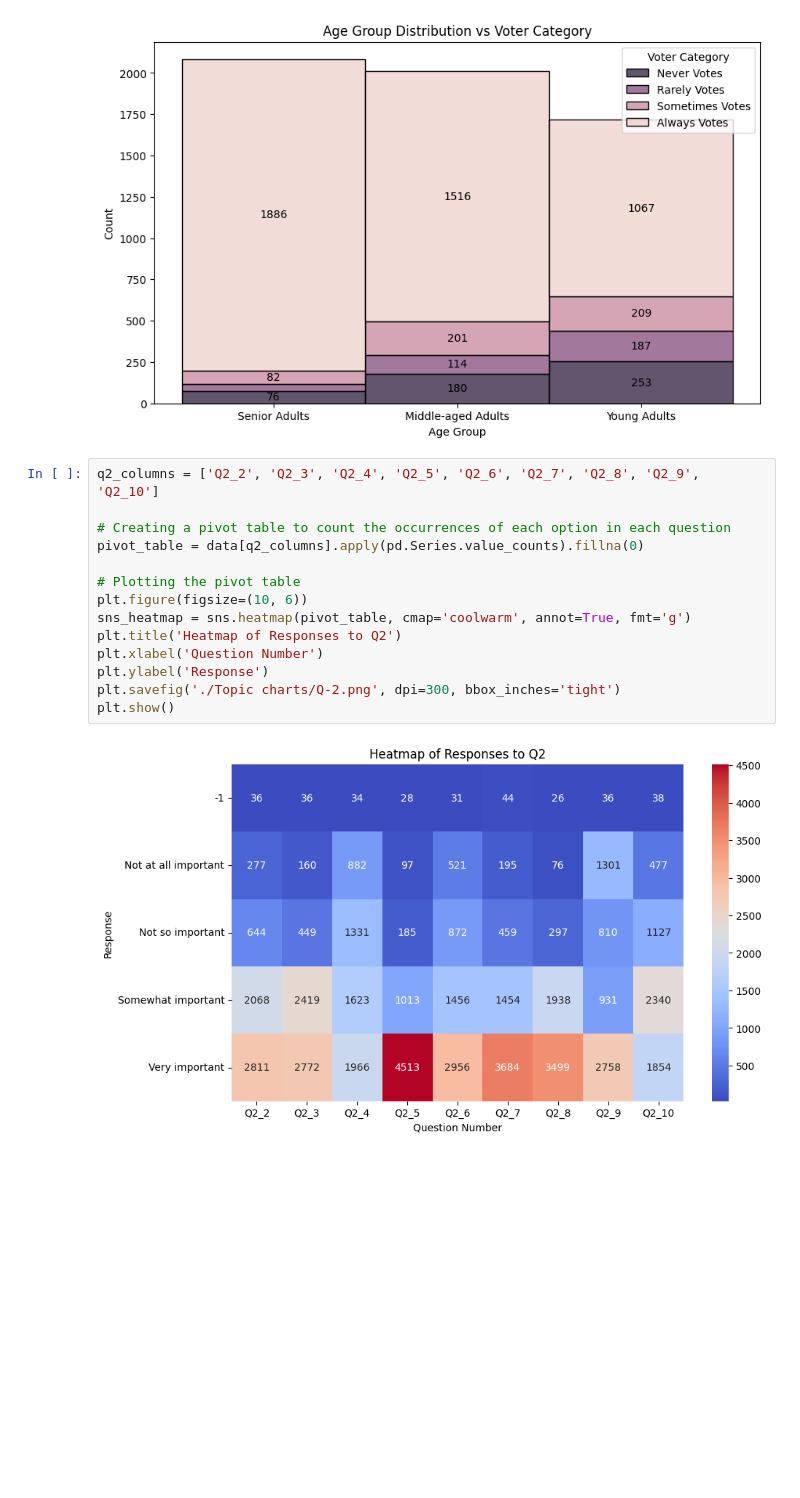
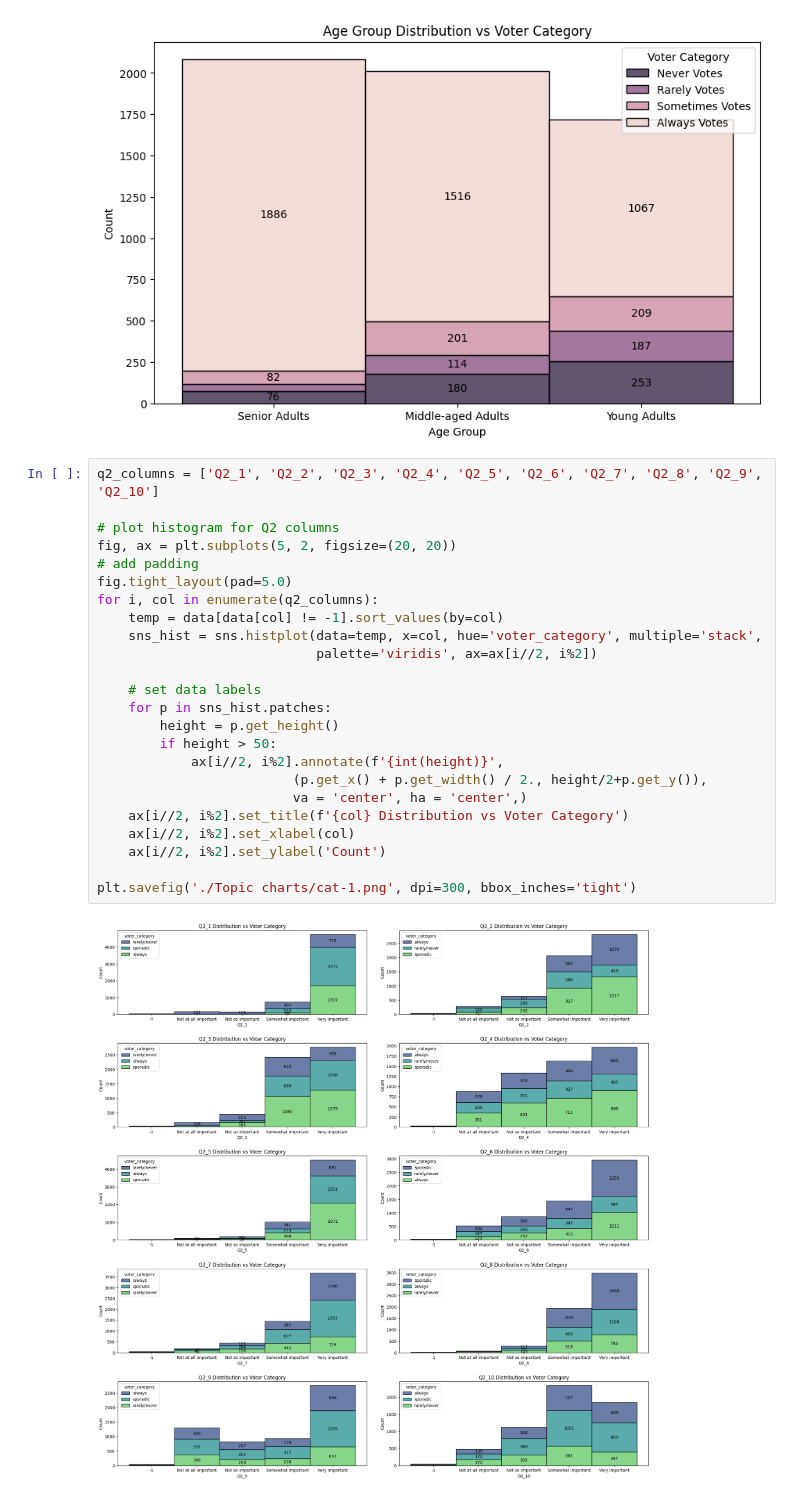
Before and after one commit to Kaustav-Goswami9/Data-Viz, a Jupyter notebook: topic_1.ipynb, the cells around one changed output. Drawn from its saved outputs; the diff is of its cells as text; blank space fills up the shorter version.

```diff
--- a/topic_1.ipynb
+++ b/topic_1.ipynb
@@ -26,19 +26,29 @@ plt.savefig('./Topic charts/topic-1.png', dpi=300, bbox_inches='tight')
 plt.show()
 # %% [output]
 [figure]
-# %%
-q2_columns = ['Q2_2', 'Q2_3', 'Q2_4', 'Q2_5', 'Q2_6', 'Q2_7', 'Q2_8', 'Q2_9', 'Q2_10']
-
-# Creating a pivot table to count the occurrences of each option in each question
-pivot_table = data[q2_columns].apply(pd.Series.value_counts).fillna(0)
-
-# Plotting the pivot table
-plt.figure(figsize=(10, 6))
-sns_heatmap = sns.heatmap(pivot_table, cmap='coolwarm', annot=True, fmt='g')
-plt.title('Heatmap of Responses to Q2')
-plt.xlabel('Question Number')
-plt.ylabel('Response')
-plt.savefig('./Topic charts/Q-2.png', dpi=300, bbox_inches='tight')
-plt.show()
-# %% [output]
-[figure, removed]
+# %%
+q2_columns = ['Q2_1', 'Q2_2', 'Q2_3', 'Q2_4', 'Q2_5', 'Q2_6', 'Q2_7', 'Q2_8', 'Q2_9', 'Q2_10']
+
+# plot histogram for Q2 columns
+fig, ax = plt.subplots(5, 2, figsize=(20, 20))
+# add padding
+fig.tight_layout(pad=5.0)
+for i, col in enumerate(q2_columns):
+    temp = data[data[col] != -1].sort_values(by=col)
+    sns_hist = sns.histplot(data=temp, x=col, hue='voter_category', multiple='stack',
+                            palette='viridis', ax=ax[i//2, i%2])
+
+    # set data labels
+    for p in sns_hist.patches:
+        height = p.get_height()
+        if height > 50:
+            ax[i//2, i%2].annotate(f'{int(height)}',
+                         (p.get_x() + p.get_width() / 2., height/2+p.get_y()),
+                         va = 'center', ha = 'center',)
+    ax[i//2, i%2].set_title(f'{col} Distribution vs Voter Category')
+    ax[i//2, i%2].set_xlabel(col)
+    ax[i//2, i%2].set_ylabel('Count')
+
+plt.savefig('./Topic charts/cat-1.png', dpi=300, bbox_inches='tight')
+# %% [output]
+[figure, added]
```
Also changed, not shown: 1 other file.
